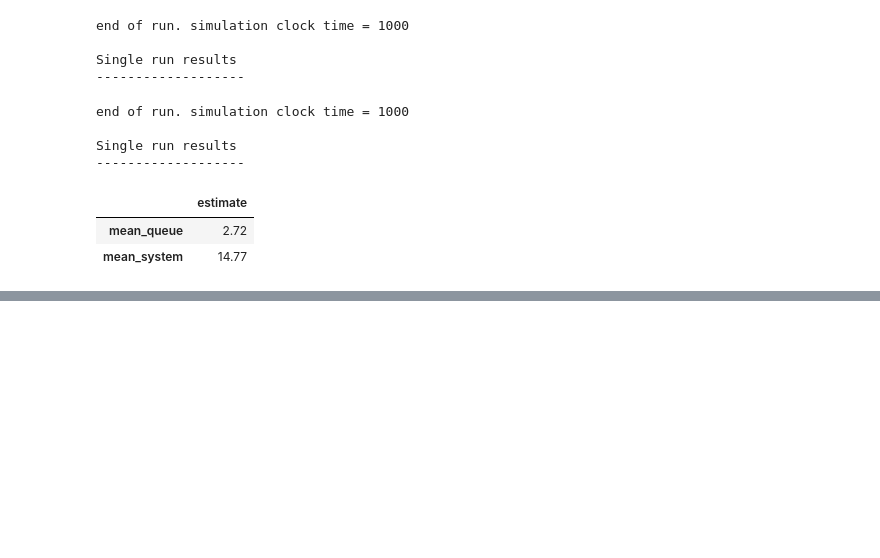
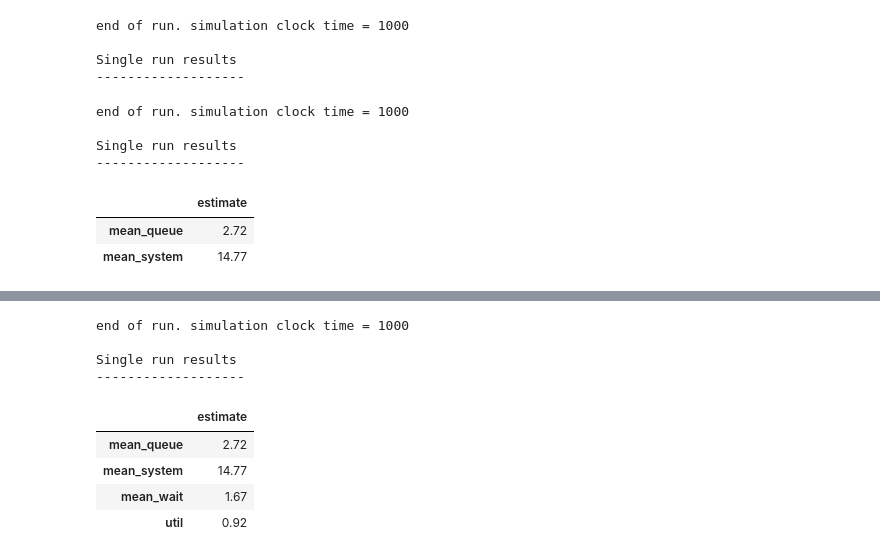
Before and after one commit to health-data-science-OR/stochastic_systems, a Jupyter notebook: labs/simulation/simulation_lab1.ipynb, the cells around one changed output, grey strips where cells are left out. Drawn from its saved outputs; the diff is of its cells as text; code cells hidden in the pictures; blank space fills up the shorter version.

```diff
--- a/labs/simulation/simulation_lab1.ipynb
+++ b/labs/simulation/simulation_lab1.ipynb
@@ -1477,0 +1637,51 @@ Single run results
+# %%
+#EXAMPLE ANSWER
+
+# model parameters
+RUN_LENGTH = 1000
+N_OPERATORS = 13
+ARRIVAL_RATE = 100
+MEAN_IAT = 60 / ARRIVAL_RATE
+CALL_LOW = 5
+CALL_HIGH = 10
+CALL_MODE = 7
+
+#Should we show a trace of simulated events?
+TRACE = False
+
+#PRNG seeds (set these = None to get different runs)
+ARRIVAL_SEED = 42
+CALL_SEED = 101
+
+#scheduled audit intervals in minutes.
+FIRST_OBS = 10
+OBS_INTERVAL = 5
+
+#create simpy environment
+env = simpy.Environment()
+args = Scenario()
+
+auditor = Auditor(env, RUN_LENGTH, FIRST_OBS, OBS_INTERVAL)
+auditor.add_resource_to_audit(args.operators, 'ops')
+
+model = UrgentCareCallCentre(env, args)
+
+env.process(model.arrivals_generator())
+env.run(until=RUN_LENGTH)
+
+print(f'end of run. simulation clock time = {env.now}')
+print('\nSingle run results\n-------------------')
+
+#### MODIFICATION - mean waiting time & op utilsation #######
+run_results(model, auditor)
+#############################################################
+# %% [output]
+end of run. simulation clock time = 1000
+
+Single run results
+-------------------
+|  | estimate |
+| mean_queue | 2.72 |
+| mean_system | 14.77 |
+| mean_wait | 1.67 |
+| util | 0.92 |
```
Also changed, not shown: parts of 39 cells of this notebook, 1 other file.
